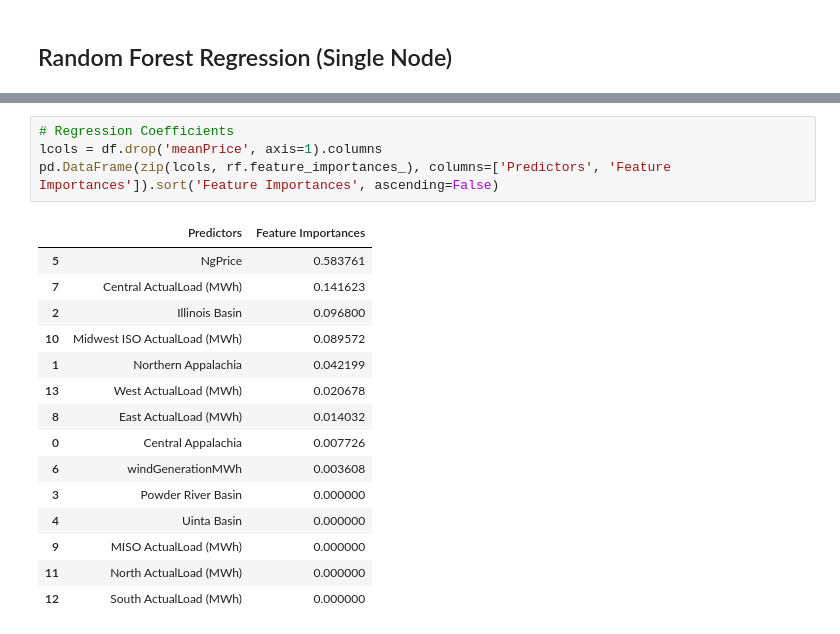
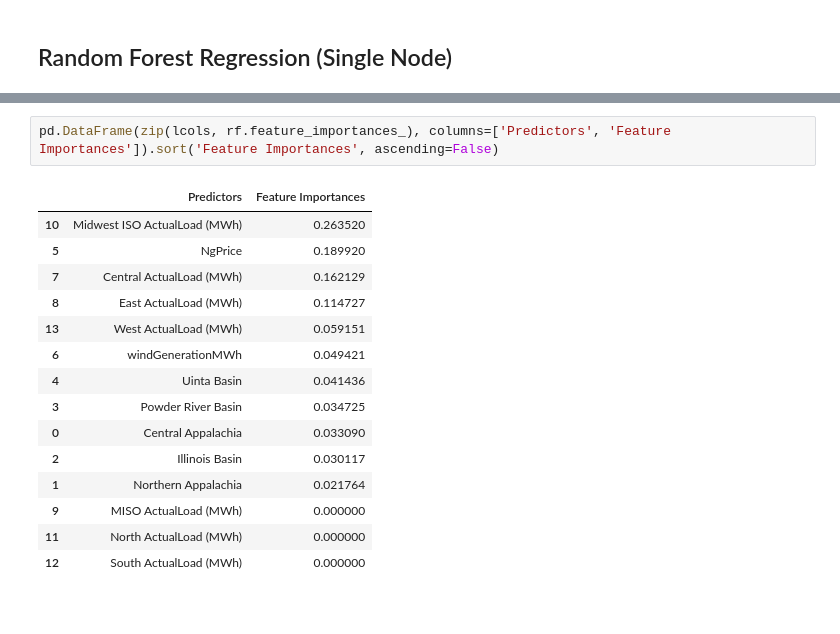
Before and after one commit to dannychua/Electricity-Price-Predictor, a Jupyter notebook: 3. Model/Random Forest Regressor.ipynb, the cells around one changed output, grey strips where cells are left out. Saved outputs shown, nothing was run; the diff lists cells and outputs as text.

```diff
--- a/3. Model/Random Forest Regressor.ipynb
+++ b/3. Model/Random Forest Regressor.ipynb
@@ -98,20 +141,18 @@ Score:  0.0327399504348
 # %%
-# Regression Coefficients
-lcols = df.drop('meanPrice', axis=1).columns
 pd.DataFrame(zip(lcols, rf.feature_importances_), columns=['Predictors', 'Feature Importances']).sort('Feature Importances', ascending=False)
 # %% [output]
 |  | Predictors | Feature Importances |
-| 5 | NgPrice | 0.583761 |
-| 7 | Central ActualLoad (MWh) | 0.141623 |
-| 2 | Illinois Basin | 0.096800 |
-| 10 | Midwest ISO ActualLoad (MWh) | 0.089572 |
-| 1 | Northern Appalachia | 0.042199 |
-| 13 | West ActualLoad (MWh) | 0.020678 |
-| 8 | East ActualLoad (MWh) | 0.014032 |
-| 0 | Central Appalachia | 0.007726 |
-| 6 | windGenerationMWh | 0.003608 |
-| 3 | Powder River Basin | 0.000000 |
-| 4 | Uinta Basin | 0.000000 |
+| 10 | Midwest ISO ActualLoad (MWh) | 0.263520 |
+| 5 | NgPrice | 0.189920 |
+| 7 | Central ActualLoad (MWh) | 0.162129 |
+| 8 | East ActualLoad (MWh) | 0.114727 |
+| 13 | West ActualLoad (MWh) | 0.059151 |
+| 6 | windGenerationMWh | 0.049421 |
+| 4 | Uinta Basin | 0.041436 |
+| 3 | Powder River Basin | 0.034725 |
+| 0 | Central Appalachia | 0.033090 |
+| 2 | Illinois Basin | 0.030117 |
+| 1 | Northern Appalachia | 0.021764 |
 | 9 | MISO ActualLoad (MWh) | 0.000000 |
 | 11 | North ActualLoad (MWh) | 0.000000 |
 | 12 | South ActualLoad (MWh) | 0.000000 |
```
Also changed, not shown: parts of 6 cells of this notebook.
